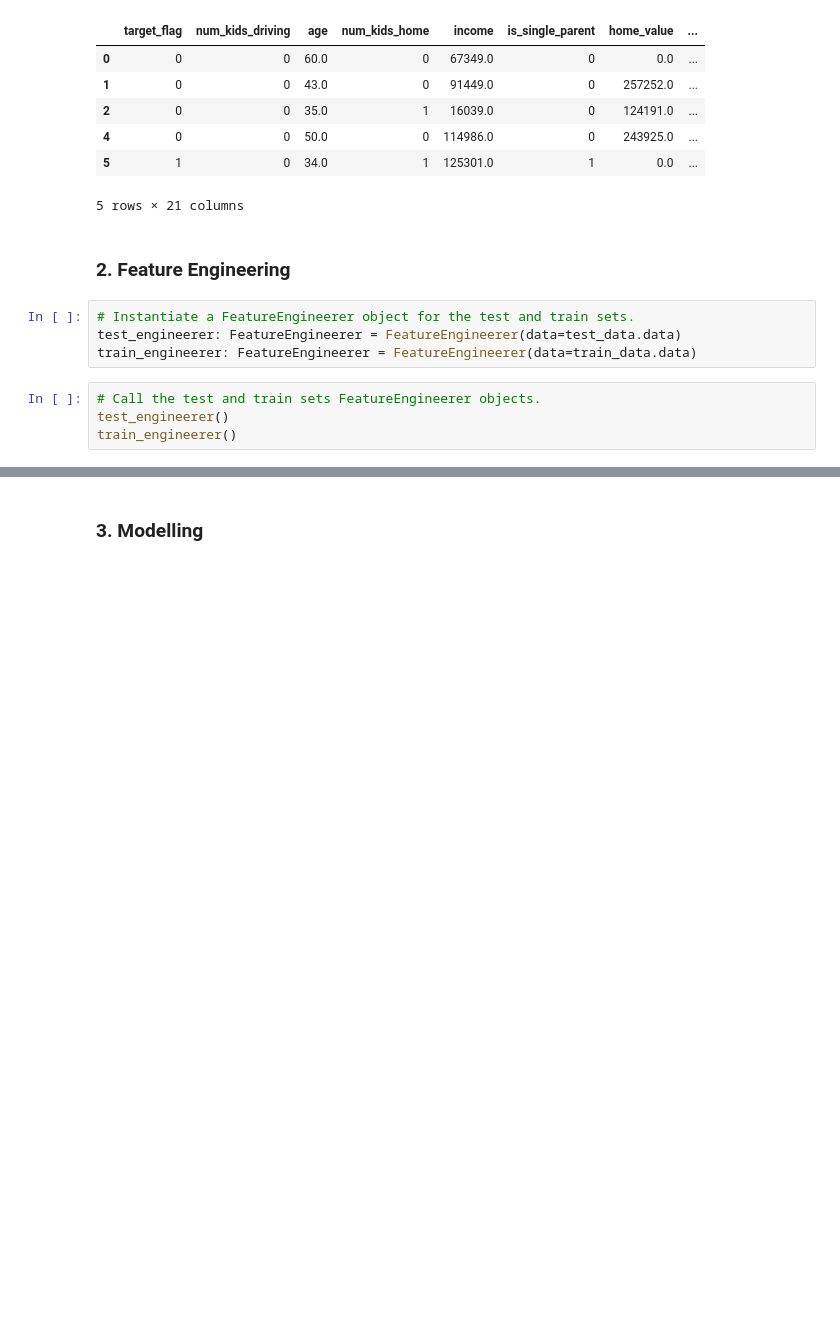
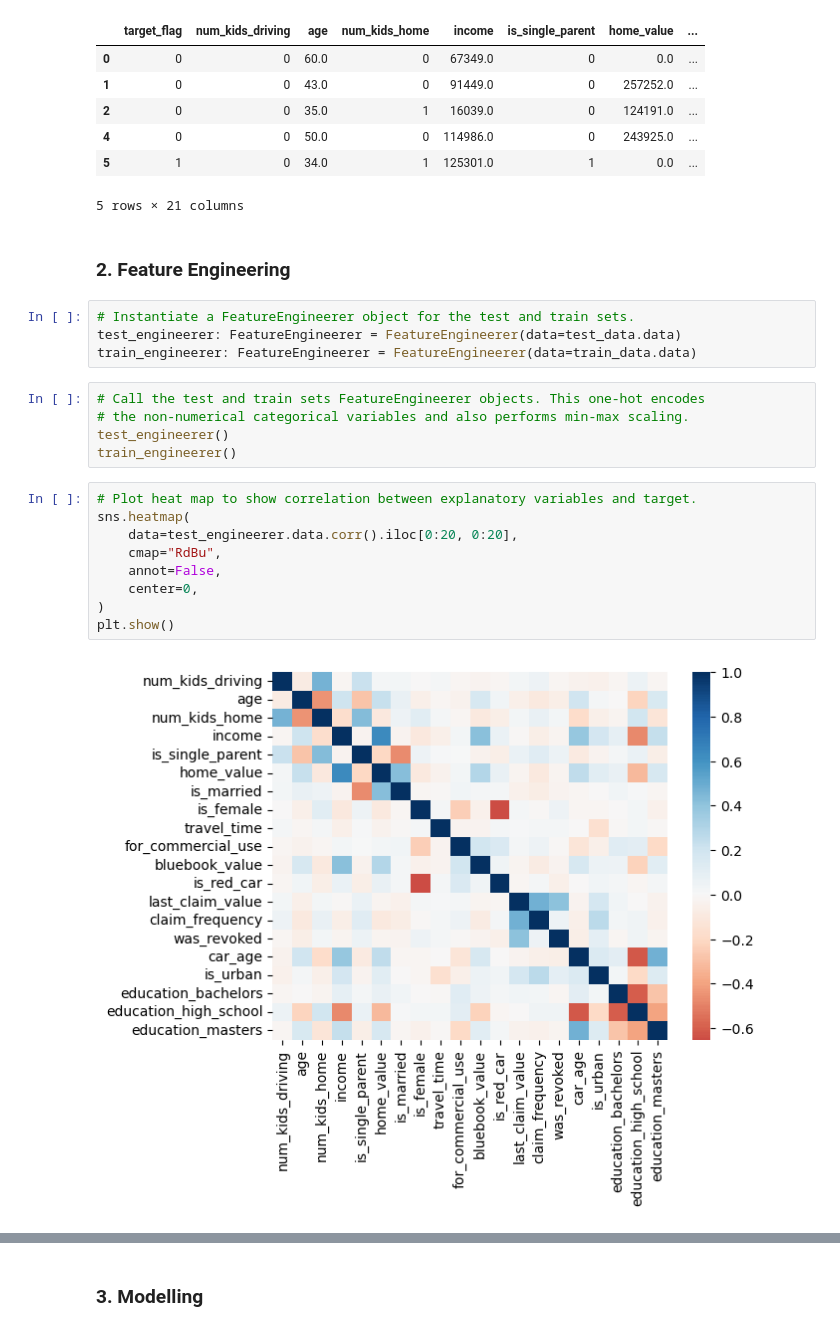
Before and after one commit to rossguthery/descartes-technical-test, a Jupyter notebook: main.ipynb, the cells around one changed output, grey strips where cells are left out. Cells and saved outputs as stored; diff of their text form; blank space fills up the shorter version.

```diff
--- a/main.ipynb
+++ b/main.ipynb
@@ -73,6 +75,18 @@ train_data.data.head()
 test_engineerer: FeatureEngineerer = FeatureEngineerer(data=test_data.data)
 train_engineerer: FeatureEngineerer = FeatureEngineerer(data=train_data.data)
 # %%
-# Call the test and train sets FeatureEngineerer objects.
+# Call the test and train sets FeatureEngineerer objects. This one-hot encodes
+# the non-numerical categorical variables and also performs min-max scaling.
 test_engineerer()
 train_engineerer()
+# %%
+# Plot heat map to show correlation between explanatory variables and target.
+sns.heatmap(
+    data=test_engineerer.data.corr().iloc[0:20, 0:20],
+    cmap="RdBu",
+    annot=False,
+    center=0,
+)
+plt.show()
+# %% [output]
+[figure, added]
```
Also changed, not shown: parts of 7 cells of this notebook, 4 other files.
